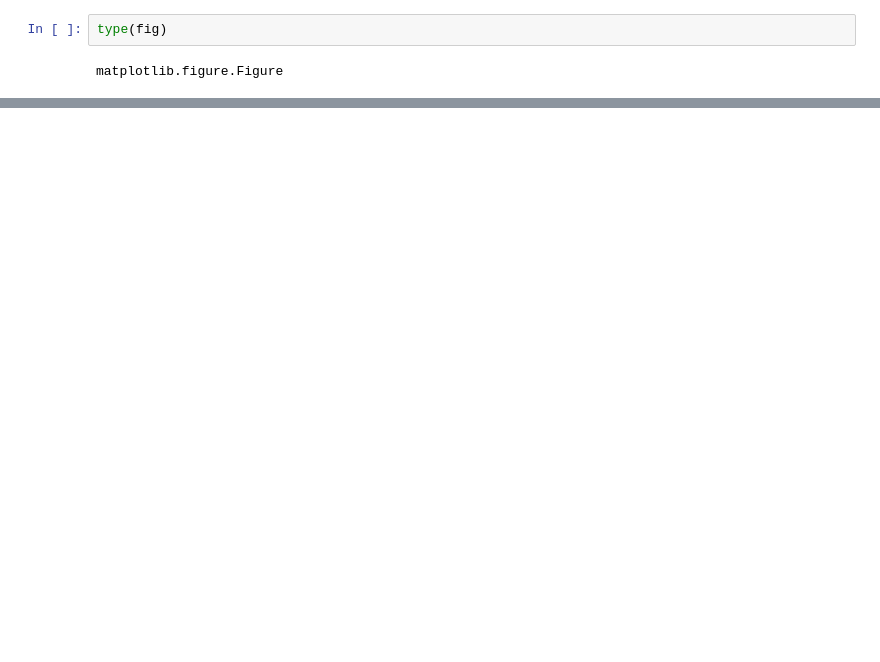
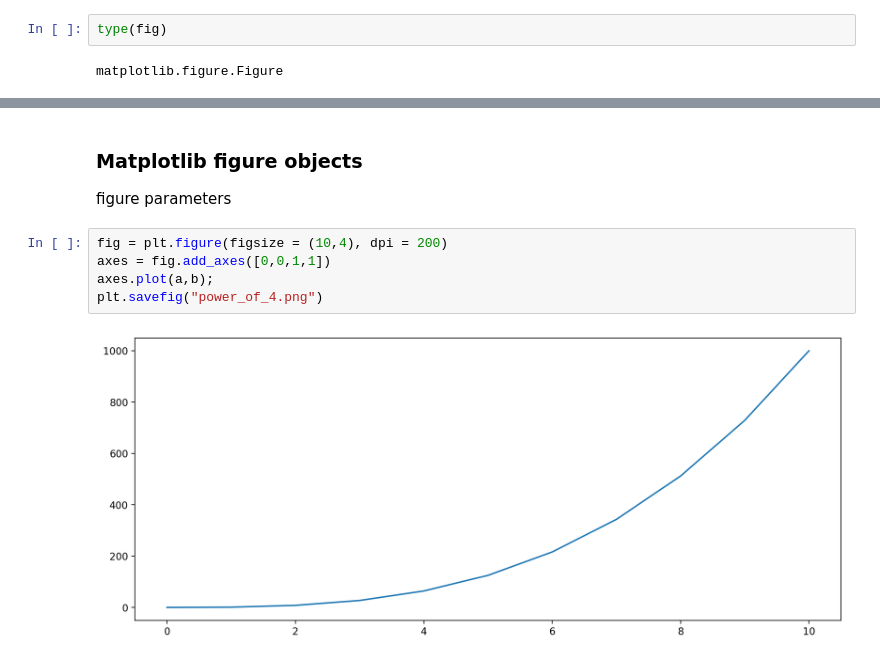
Before and after one commit to humsarika/machine-learning-practice, a Jupyter notebook: Matplotlib.ipynb, the cells around one changed output, grey strips where cells are left out. Drawn from its saved outputs; the diff is of its cells as text; blank space fills up the shorter version.

```diff
--- a/Matplotlib.ipynb
+++ b/Matplotlib.ipynb
@@ -496,0 +101,12 @@ for label in ax2.get_yticklabels():
+# %% [markdown]
+
+
+### **Matplotlib figure objects**
+figure parameters
+# %%
+fig = plt.figure(figsize = (10,4), dpi = 200)
+axes = fig.add_axes([0,0,1,1])
+axes.plot(a,b);
+plt.savefig("power_of_4.png")
+# %% [output]
+[figure, added]
```
Also changed, not shown: parts of 104 cells of this notebook.
